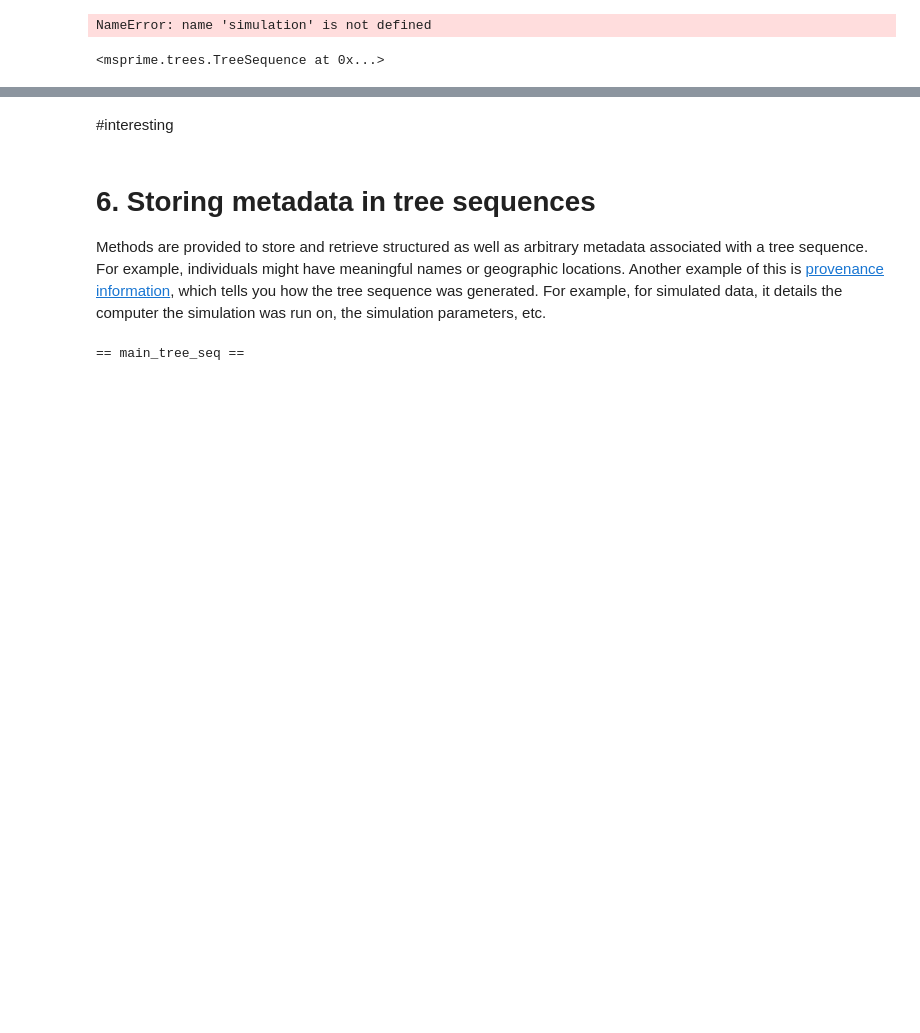
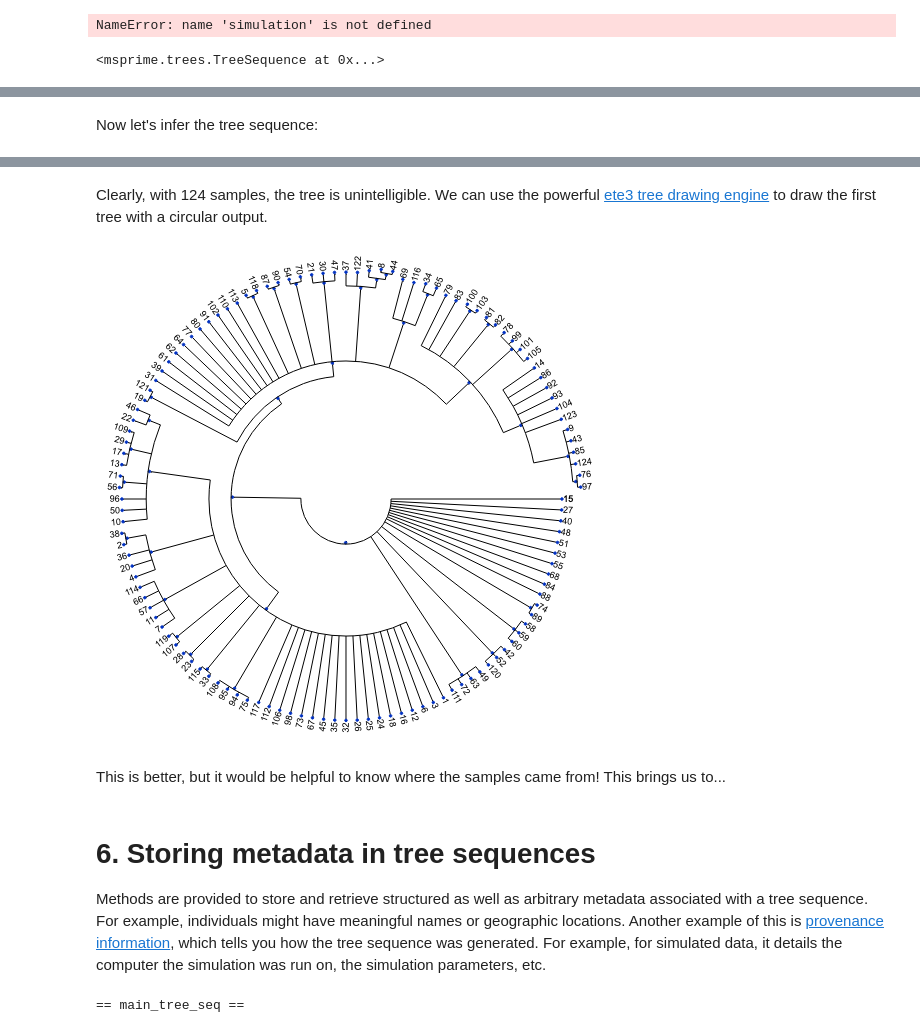
Before and after one commit to mcveanlab/tskit-workshop, a Jupyter notebook: ts_workshop_part3.ipynb, the cells around one changed output, grey strips where cells are left out. Saved outputs shown, nothing was run; the diff lists cells and outputs as text; code cells hidden in the pictures; blank space fills up the shorter version.

Commit message:
vivax sample data metadata

```diff
--- a/ts_workshop_part3.ipynb
+++ b/ts_workshop_part3.ipynb
@@ -99,0 +121,2 @@ vivax_inferred_ts = tsinfer.infer(vivax_sample_data)
+# %% [markdown]
+Now let's infer the tree sequence:
@@ -100,9 +125,25 @@ vivax_inferred_ts = tsinfer.infer(vivax_sample_data)
 # %%
-SVG(vivax_inferred_ts.first().draw(width=1200))
+first_tree = vivax_inferred_ts.first()
+SVG(first_tree.draw(width=500))
 # %% [output]
 [drawing not drawn]
-# %% [markdown]
-#interesting
+# %% [markdown]
+Clearly, with 124 samples, the tree is unintelligible. We can use the powerful [ete3 tree drawing engine](http://etetoolkit.org/docs/latest/tutorial/tutorial_drawing.html) to draw the first tree with a circular output.
+# %%
+first_tree_newick=Tree(first_tree.newick())
+ts = TreeStyle()
+ts.mode = "c"
+ts.arc_start = 0 # 0 degrees = 3 o'clock
+ts.arc_span = 360
+#ts.scale = 20
+ts.show_leaf_name = True
+ts.show_scale = False
+# first_tree_newick.show(tree_style=ts)
+first_tree_newick.render("%%inline",tree_style=ts,w=500)
+# %% [output]
+[figure, added]
+# %% [markdown]
+This is better, but it would be helpful to know where the samples came from! This brings us to...
 # %% [markdown]
 <a id='metadata'></a>
 # 6. Storing metadata in tree sequences
```
Also changed, not shown: parts of 8 cells of this notebook, 1 other file.
